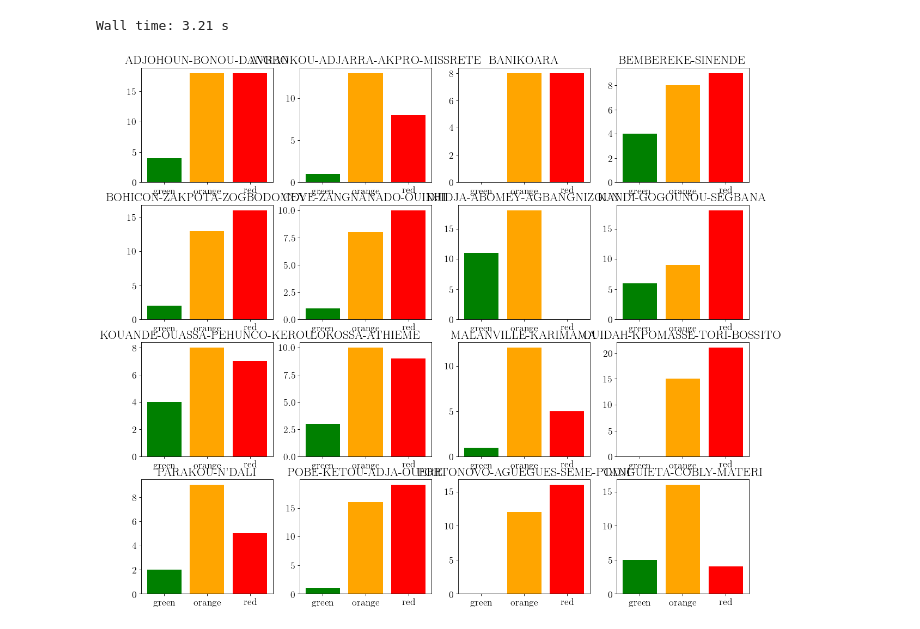
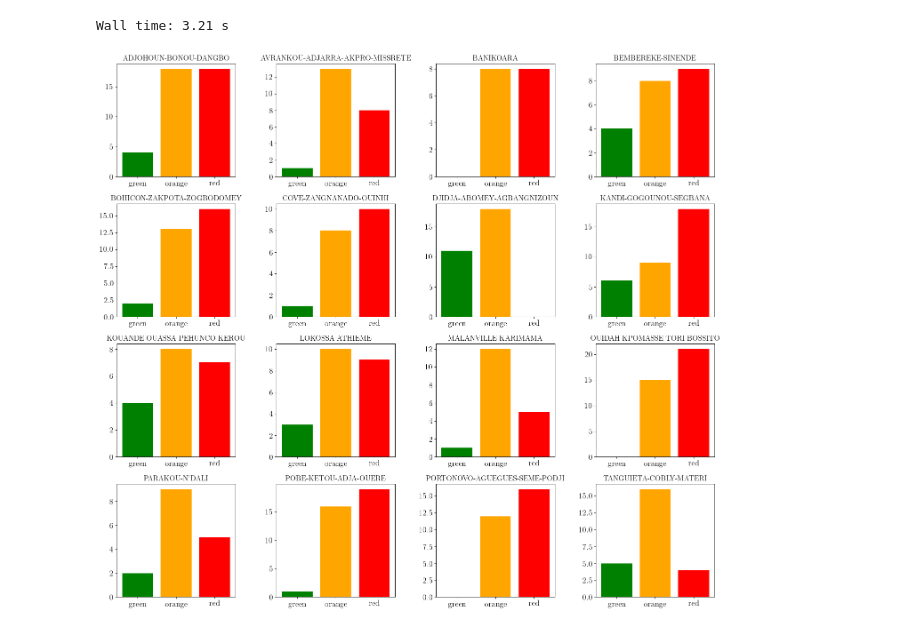
Before and after one commit to grlurton/orbf_data_validation, a Jupyter notebook: notebooks/reporting/Algorithm AEDES.ipynb, the cells around one changed output. Saved outputs shown, nothing was run; the diff lists cells and outputs as text; code cells hidden in the pictures.

Commit message:
Fixing plots title font size

```diff
--- a/notebooks/reporting/Algorithm AEDES.ipynb
+++ b/notebooks/reporting/Algorithm AEDES.ipynb
@@ -16,7 +16,7 @@ import matplotlib.pyplot as plt
 
 
 from IPython.display import set_matplotlib_formats
-plt.rcParams['figure.autolayout'] = False
+plt.rcParams['figure.autolayout'] = True
 plt.rcParams['figure.figsize'] = 12, 6
 plt.rcParams['axes.labelsize'] = 18
 plt.rcParams['axes.titlesize'] = 20
@@ -268,5 +268,5 @@ for i in range(1,9):
     plt.subplot(4,2,i)
     departement = list(classes_counts.index.levels[0])[i-1]
     bar_cols(classes_counts.loc[departement])
-    plt.title(departement)
+    plt.title(departement , fontsize=15)
 # %% [output]
@@ -305,10 +305,10 @@ classes_counts = classified_facilities.groupby(level = 0).Class.value_counts()
 # %%
 fig=plt.figure(figsize=(18, 16), dpi= 80, facecolor='w', edgecolor='k')
 for i in range(1,17):
     plt.subplot(4,4,i)
     departement = list(classes_counts.index.levels[0])[i-1]
     bar_cols(classes_counts.loc[departement])
     departement =departement.replace('’' , "'")
-    plt.title(departement)
+    plt.title(departement , fontsize=15)
 # %% [output]
-[figure, old version]
+[figure, new version]
```
Also changed, not shown: parts of 1 cell of this notebook.
